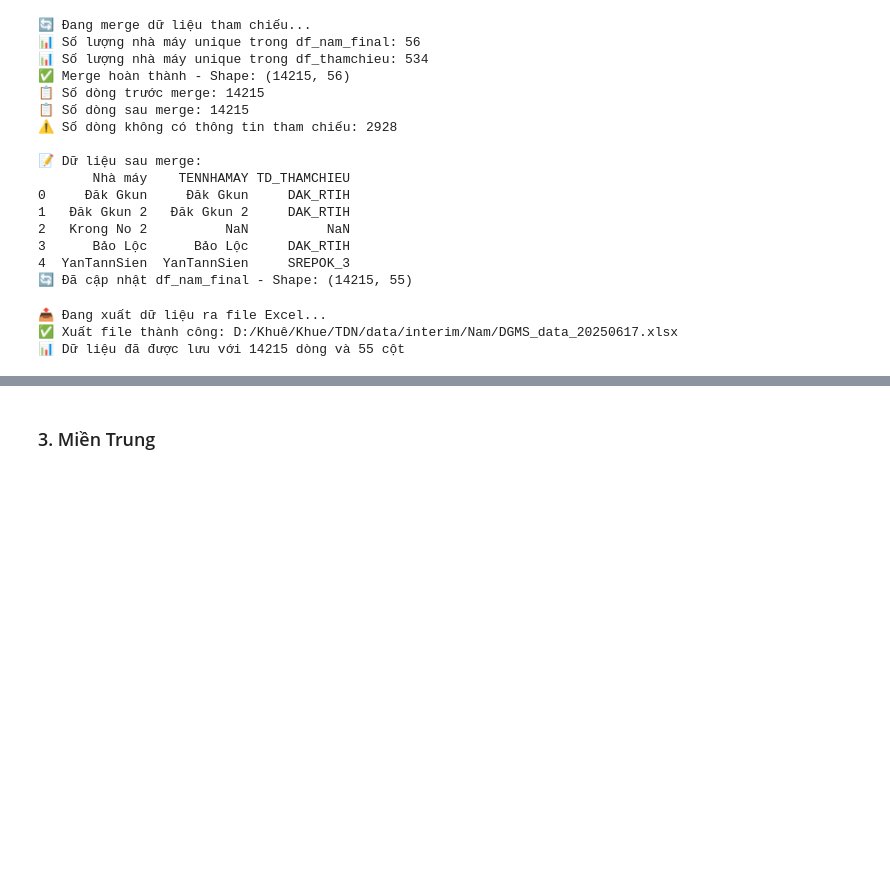
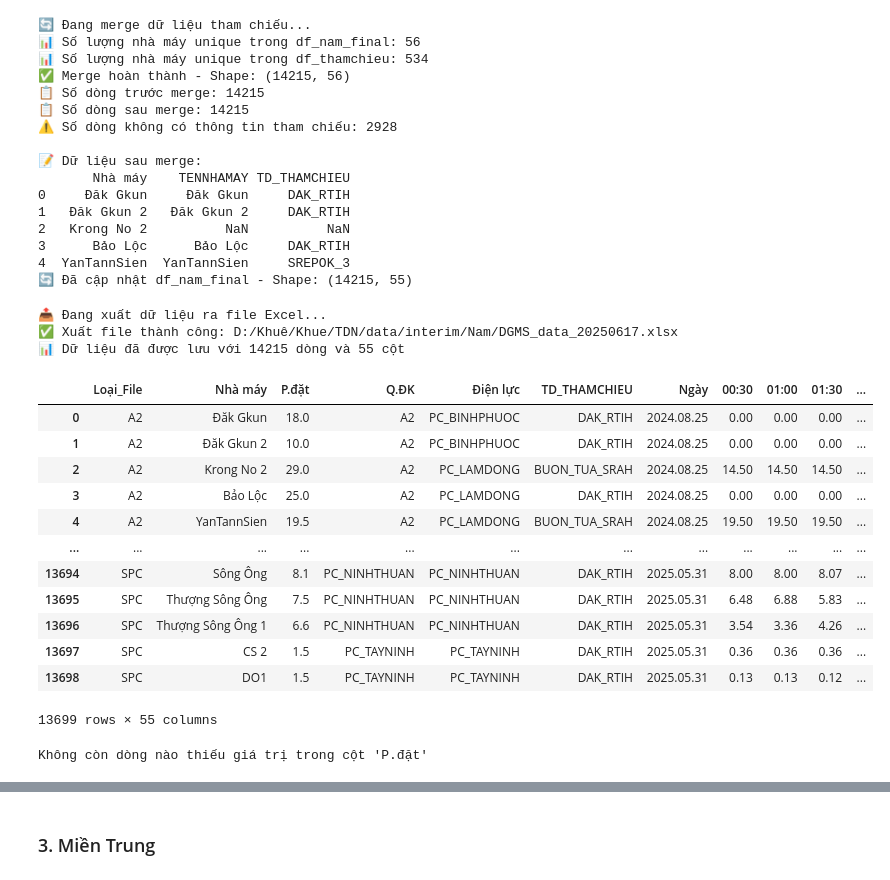
Before and after one commit to khuecoi2001/TDN_project, a Jupyter notebook: notebooks/ReadData_DGMS.ipynb, the cells around one changed output, grey strips where cells are left out. Saved outputs shown, nothing was run; the diff lists cells and outputs as text; code cells hidden in the pictures; blank space fills up the shorter version.

```diff
--- a/notebooks/ReadData_DGMS.ipynb
+++ b/notebooks/ReadData_DGMS.ipynb
@@ -1100,3 +1229,44 @@ print(f"📊 Dữ liệu đã được lưu với {df_nam_final.shape[0]} dòng
 📤 Đang xuất dữ liệu ra file Excel...
 ✅ Xuất file thành công: D:/Khuê/Khue/TDN/data/interim/Nam/DGMS_data_20250617.xlsx
 📊 Dữ liệu đã được lưu với 14215 dòng và 55 cột
+# %%
+import pandas as pd
+import warnings
+import os
+import plotly.express as px
+import ipywidgets as widgets
+from IPython.display import display, clear_output
+import calendar
+warnings.filterwarnings("ignore")
+warnings.filterwarnings("ignore", category=pd.errors.PerformanceWarning)
+
+# Đọc file Sanluong
+sanluong_path_nam = r"D:\OneDrive\0. Code\TDN\data\interim\Nam\DGMS_data_20250617.xlsx"
+df_sanluong_nam = pd.read_excel(sanluong_path_nam, engine='openpyxl')
+df_sanluong_nam
+# %% [output]
+|  | Loại_File | Nhà máy | P.đặt | Q.ĐK | Điện lực | TD_THAMCHIEU | Ngày | 00:30 | 01:00 | 01:30 | ... |
+| 0 | A2 | Đăk Gkun | 18.0 | A2 | PC_BINHPHUOC | DAK_RTIH | 2024.08.25 | 0.00 | 0.00 | 0.00 | ... |
+| 1 | A2 | Đăk Gkun 2 | 10.0 | A2 | PC_BINHPHUOC | DAK_RTIH | 2024.08.25 | 0.00 | 0.00 | 0.00 | ... |
+| 2 | A2 | Krong No 2 | 29.0 | A2 | PC_LAMDONG | BUON_TUA_SRAH | 2024.08.25 | 14.50 | 14.50 | 14.50 | ... |
+| 3 | A2 | Bảo Lộc | 25.0 | A2 | PC_LAMDONG | DAK_RTIH | 2024.08.25 | 0.00 | 0.00 | 0.00 | ... |
+| 4 | A2 | YanTannSien | 19.5 | A2 | PC_LAMDONG | BUON_TUA_SRAH | 2024.08.25 | 19.50 | 19.50 | 19.50 | ... |
+| ... | ... | ... | ... | ... | ... | ... | ... | ... | ... | ... | ... |
+| 13694 | SPC | Sông Ông | 8.1 | PC_NINHTHUAN | PC_NINHTHUAN | DAK_RTIH | 2025.05.31 | 8.00 | 8.00 | 8.07 | ... |
+| 13695 | SPC | Thượng Sông Ông | 7.5 | PC_NINHTHUAN | PC_NINHTHUAN | DAK_RTIH | 2025.05.31 | 6.48 | 6.88 | 5.83 | ... |
+| 13696 | SPC | Thượng Sông Ông 1 | 6.6 | PC_NINHTHUAN | PC_NINHTHUAN | DAK_RTIH | 2025.05.31 | 3.54 | 3.36 | 4.26 | ... |
+| 13697 | SPC | CS 2 | 1.5 | PC_TAYNINH | PC_TAYNINH | DAK_RTIH | 2025.05.31 | 0.36 | 0.36 | 0.36 | ... |
+| 13698 | SPC | DO1 | 1.5 | PC_TAYNINH | PC_TAYNINH | DAK_RTIH | 2025.05.31 | 0.13 | 0.13 | 0.12 | ... |
+13699 rows × 55 columns
+# %%
+# Kiểm tra lại các dòng còn thiếu giá trị trong cột "P.Đặt"
+missing_pdat = df_sanluong_nam[df_sanluong_nam['P.đặt'].isnull()]
+# Kiểm tra các dòng còn thiếu giá trị trong cột "P.Đặt"
+missing_pdat = df_sanluong_nam[df_sanluong_nam['P.đặt'].isnull()]
+if not missing_pdat.empty:
+    print(f"Còn {len(missing_pdat)} dòng thiếu giá trị trong cột 'P.đặt':")
+    print(missing_pdat[['Nhà máy', 'TD_THAMCHIEU', 'P.đặt']].drop_duplicates())
+else:
+    print("Không còn dòng nào thiếu giá trị trong cột 'P.đặt'")
+# %% [output]
+Không còn dòng nào thiếu giá trị trong cột 'P.đặt'
```
Also changed, not shown: parts of 28 cells of this notebook, 10 other files.
